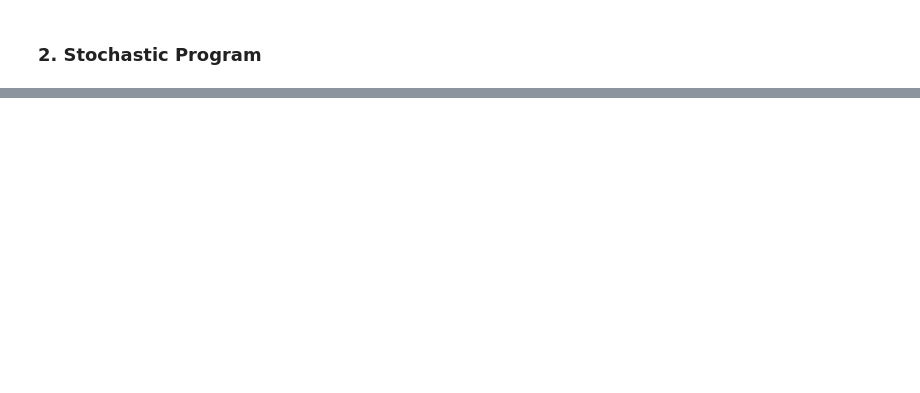
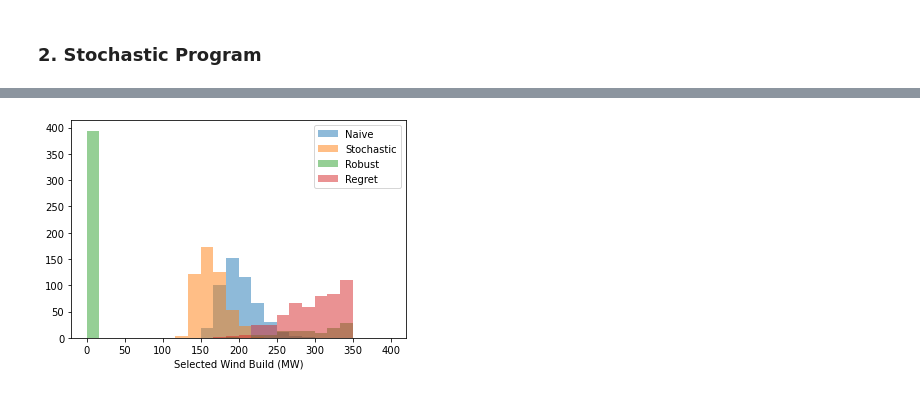
Before and after one commit to Charlie-Gulian/silver-garbanzo, a Jupyter notebook: code/Stochastic Optimization Exploration.ipynb, the cells around one changed output, grey strips where cells are left out. Saved outputs shown, nothing was run; the diff lists cells and outputs as text; code cells hidden in the pictures; blank space fills up the shorter version.

```diff
--- a/code/Stochastic Optimization Exploration.ipynb
+++ b/code/Stochastic Optimization Exploration.ipynb
@@ -49,9 +57,9 @@ We linearize the term in the objective $\max \{0, l - C*w_i\}$ by replacing it w
 ### 0. Collecting random sample of $w_i$
 # %%
 n = 10 # Number of samples to draw
-w = 0.8*np.random.rand(n) + 0.2 # Wind CF are uniform(0.2, 0.8)
+w = 0.6*np.random.rand(n) + 0.2 # Wind CF are uniform(0.2, 0.8)
 
-k = 5 # Variable cost of existing firm generation
+k = 3.5 # Variable cost of existing firm generation
 l = 100 # MW ; constant level of load
 # %% [markdown]
 ### 1. Flaw-of-Averages / Naive Expected Value Program
@@ -186,0 +326,29 @@ Optimal wind build: 349.88 MW
+# %%
+M = 500 # Number of trials to run
+
+naive_arr = np.zeros(M)
+stochastic_arr = np.zeros(M)
+robust_arr = np.zeros(M)
+regret_arr = np.zeros(M)
+
+for m in range(M):
+
+    # Define random vector of wind CFs
+    w = 0.6*np.random.rand(n) + 0.2 # Wind CF are uniform(0.2, 0.8)
+
+    # Run models
+    naive_arr[m] = naive_model(w)
+    stochastic_arr[m] = stochastic_model(w)
+    robust_arr[m] = robust_model(w)
+    regret_arr[m] = regret_model(w)
+# %%
+plt.hist(naive_arr, bins = np.linspace(0, 400, 25), alpha = 0.5, label = 'Naive')
+plt.hist(stochastic_arr, bins = np.linspace(0, 400, 25), alpha = 0.5, label = 'Stochastic')
+plt.hist(robust_arr, bins = np.linspace(0, 400, 25), alpha = 0.5, label = 'Robust')
+plt.hist(regret_arr, bins = np.linspace(0, 400, 25), alpha = 0.5, label = 'Regret')
+
+plt.legend()
+plt.xlabel('Selected Wind Build (MW)')
+plt.show()
+# %% [output]
+[figure, added]
```
Also changed, not shown: parts of 13 cells of this notebook, 1 other file.
